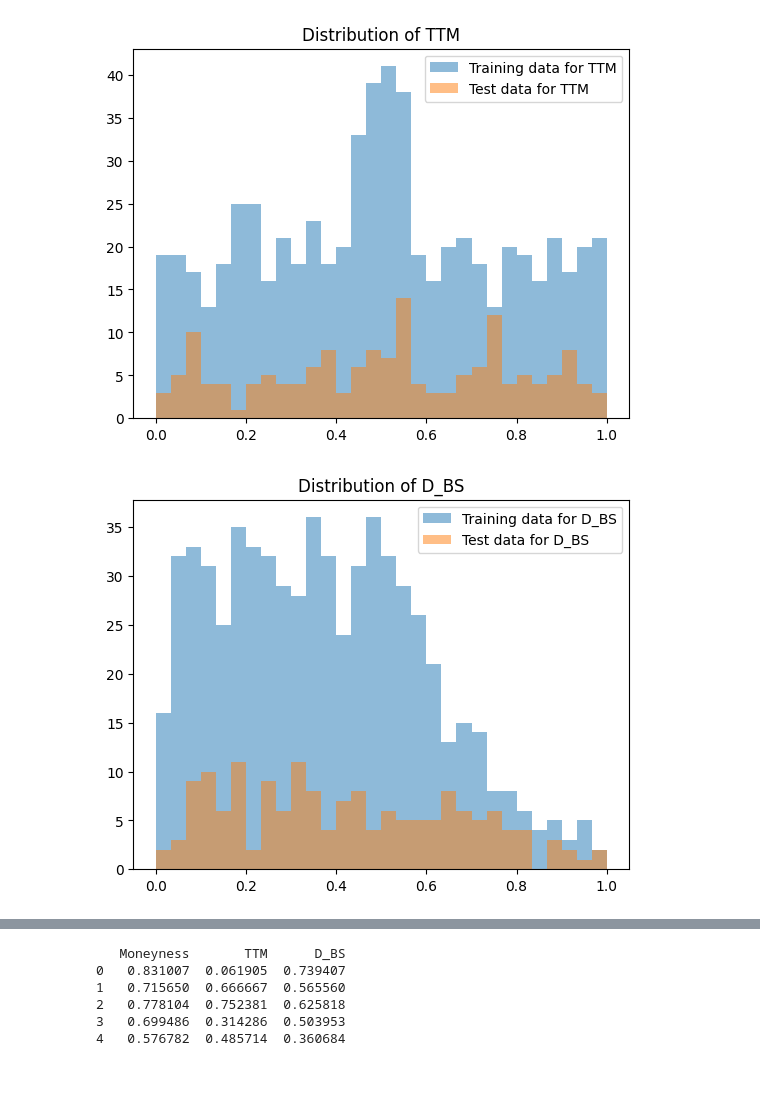
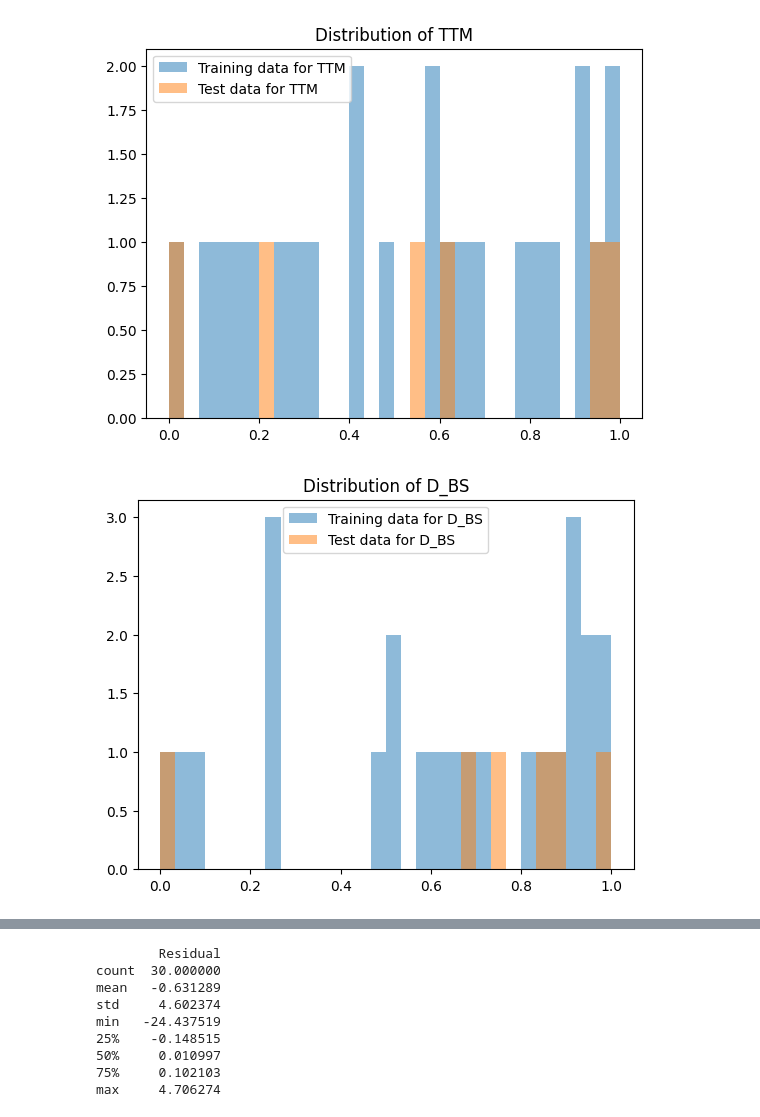
Before and after one commit to Thomas101Shen/Dynamic_hedging, a Jupyter notebook: FNN_residuals.ipynb, the cells around one changed output, grey strips where cells are left out. Drawn from its saved outputs; the diff is of its cells as text; code cells hidden in the pictures; blank space fills up the shorter version.

```diff
--- a/FNN_residuals.ipynb
+++ b/FNN_residuals.ipynb
@@ -19,8 +19,8 @@ data.dropna(inplace=True)
 print(data.shape)
 print(data.head())
 
-X = data[['Moneyness', 'TTM', 'D_BS']]
-y = data[['Delta Residual']].rename(columns={'Delta Residual': 'Residual'})
+X = data[['Moneyness', 'TTM', 'D_BS']].iloc[0:30]
+y = data[['Delta Residual']].rename(columns={'Delta Residual': 'Residual'}).iloc[0:30]
 
 print(f'\n\nFeatures:\n {X.describe()} \n\n\n Test data:\n {y.describe()}')
 # %% [output]
@@ -98,3 +98,2 @@ dtype: float64
 # %%
-X_train_val, X_test, y_train_val, y_test = train_test_split(X, y, test_size=0.2, random_state=42)
-print(type(y_train_val))
+X_train, X_test, y_train, y_test = train_test_split(X, y, test_size=0.2, random_state=42, shuffle=True)
@@ -103,8 +100,3 @@ print(type(y_train_val))
-# %%
-# Going with minmax for now, which may be a problem specifically with target Residual we can discuss further
-
-X_train, X_val, y_train, y_val = train_test_split(X_train_val, y_train_val, test_size=0.2, random_state=42)
-# print(y_train.isna().sum())
 # %%
 def plot_train_test(train, test):
     columns = train.columns.tolist()
@@ -121,14 +110,5 @@ def plot_train_test(train, test):
 # %%
-plot_train_test(X_train, X_val)
-print("\n\n\n\n\n\n")
 plot_train_test(X_train, X_test)
 print("\n\n\n\n\n\n")
-plot_train_test(X_val, X_test)
-print("\n\n\n\n\n\n")
-
-plot_train_test(y_train, y_val)
-print("\n\n\n\n\n\n")
 plot_train_test(y_train, y_test)
-print("\n\n\n\n\n\n")
-plot_train_test(y_val, y_test)  # Make note this is comparing the val to test
 # %% [output]
@@ -171,14 +140,5 @@ y_val = pd.DataFrame(datasets["y_val"], columns=target_cols)
 # %%
-plot_train_test(X_train, X_val)
-print("\n\n\n\n\n\n")
 plot_train_test(X_train, X_test)
 print("\n\n\n\n\n\n")
-plot_train_test(X_val, X_test)
-print("\n\n\n\n\n\n")
-
-plot_train_test(y_train, y_val)
-print("\n\n\n\n\n\n")
-plot_train_test(y_train, y_test)
-print("\n\n\n\n\n\n")
-plot_train_test(y_val, y_test)  # Make note this is comparing the val to test
+# plot_train_test(y_train, y_test)
 # %% [output]
@@ -186,2 +146,2 @@ plot_train_test(y_val, y_test)  # Make note this is comparing the val to test
-[figure, old version]
+[figure, new version]
-[figure, old version]
+[figure, new version]
@@ -217,14 +170,17 @@ input_size = 3
 hidden_size = 6
 output_size = 1
 # %%
-print(X_train.head())  # Grab the train/val/test data from here for hands on before running the next cell
+print(y.describe())
 # %% [output]
-   Moneyness       TTM      D_BS
-0   0.831007  0.061905  0.739407
-1   0.715650  0.666667  0.565560
-2   0.778104  0.752381  0.625818
-3   0.699486  0.314286  0.503953
-4   0.576782  0.485714  0.360684
+        Residual
+count  30.000000
+mean   -0.631289
+std     4.602374
+min   -24.437519
+25%    -0.148515
+50%     0.010997
+75%     0.102103
+max     4.706274
 # %%
 model = FNN(input_size, hidden_size, output_size)
 loss_func = nn.MSELoss()
```
Also changed, not shown: parts of 14 cells of this notebook, 4 other files.
